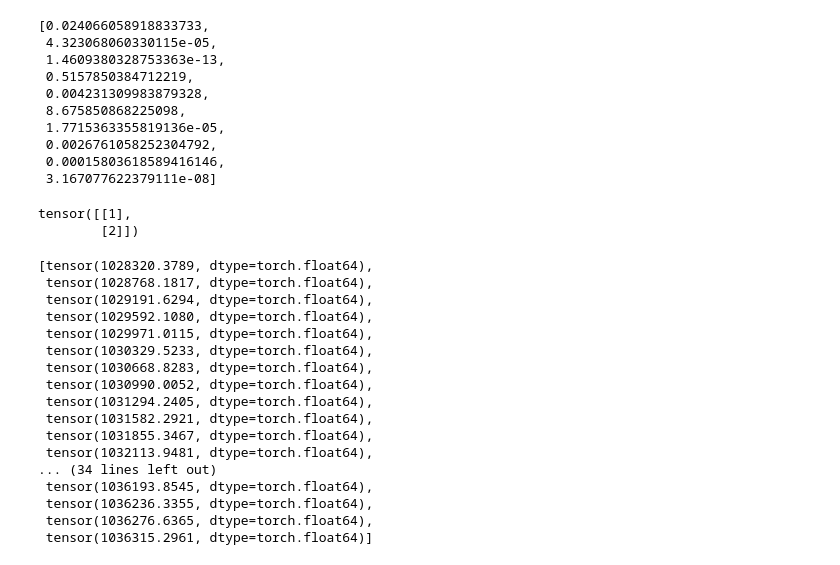
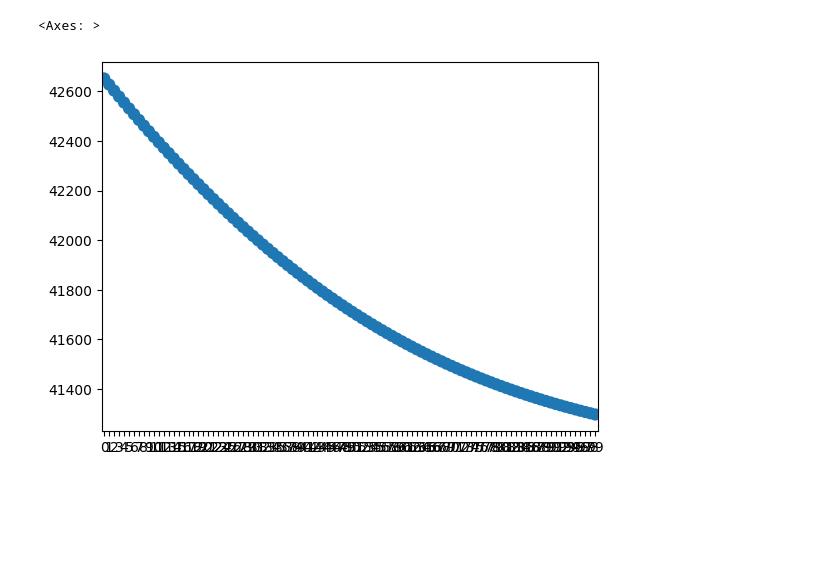
Before and after one commit to caravagnalab/pybascule, a Jupyter notebook: test.ipynb, the cells around one changed output. Cells and saved outputs as stored; diff of their text form; code cells hidden in the pictures; blank space fills up the shorter version.

```diff
--- a/test.ipynb
+++ b/test.ipynb
@@ -49,35 +43,14 @@ tensor([[0.1491, 0.0474, 0.6402, 0.1633],
-# %%
-a = pyro.distributions.Gamma(0.1, 0.1).sample((10,)).tolist()
-a
-# %% [output]
-[0.024066058918833733,
- 4.323068060330115e-05,
- 1.4609380328753363e-13,
- 0.5157850384712219,
- 0.004231309983879328,
- 8.675850868225098,
- 1.7715363355819136e-05,
- 0.0026761058252304792,
- 0.00015803618589416146,
- 3.167077622379111e-08]
-# %%
-torch.tensor([1,2]).unsqueeze(1)
-# %% [output]
-tensor([[1],
-        [2]])
 # %%
 obj_sbs = run.fit(
     x=m_sbs,
-    k_list=[4],
+    k_list=[2],
     lr=0.005,
     optim_gamma=0.1,
-    n_steps=50,
+    n_steps=100,
     # cluster=6,
     dirichlet_prior=True,
     beta_fixed=cosmic_sbs.loc[["SBS1","SBS5"]],
-    hyperparameters={"alpha_sigma":.15, "alpha_p_sigma":1., "alpha_p_conc0":0.6,
-                     "alpha_p_conc1":0.6, "alpha_rate":1., "pi_conc0":0.6, "alpha_conc":100,
-                     "scale_factor_alpha":5000, "scale_factor_centroid":5000, "scale_tau":0},
+    hyperparameters={"penalty_scale":2},
     enforce_sparsity = True,
     reg_weight=0.,
     store_parameters = False,
@@ -85,23 +58,8 @@ obj_sbs = run.fit(
     nonparametric=True,
     store_fits=True
     )
-# %%
-obj_sbs.regs
-# %% [output]
-[tensor(1028320.3789, dtype=torch.float64),
- tensor(1028768.1817, dtype=torch.float64),
- tensor(1029191.6294, dtype=torch.float64),
- tensor(1029592.1080, dtype=torch.float64),
- tensor(1029971.0115, dtype=torch.float64),
- tensor(1030329.5233, dtype=torch.float64),
- tensor(1030668.8283, dtype=torch.float64),
- tensor(1030990.0052, dtype=torch.float64),
- tensor(1031294.2405, dtype=torch.float64),
- tensor(1031582.2921, dtype=torch.float64),
- tensor(1031855.3467, dtype=torch.float64),
- tensor(1032113.9481, dtype=torch.float64),
-... (34 lines left out)
- tensor(1036193.8545, dtype=torch.float64),
- tensor(1036236.3355, dtype=torch.float64),
- tensor(1036276.6365, dtype=torch.float64),
- tensor(1036315.2961, dtype=torch.float64)]
+# %%
+sns.pointplot(x=[_ for _ in range(100)], y=obj_sbs.regs)
+# %% [output]
+<Axes: >
+[figure, added]
```
Also changed, not shown: parts of 9 cells of this notebook, 1 other file.
